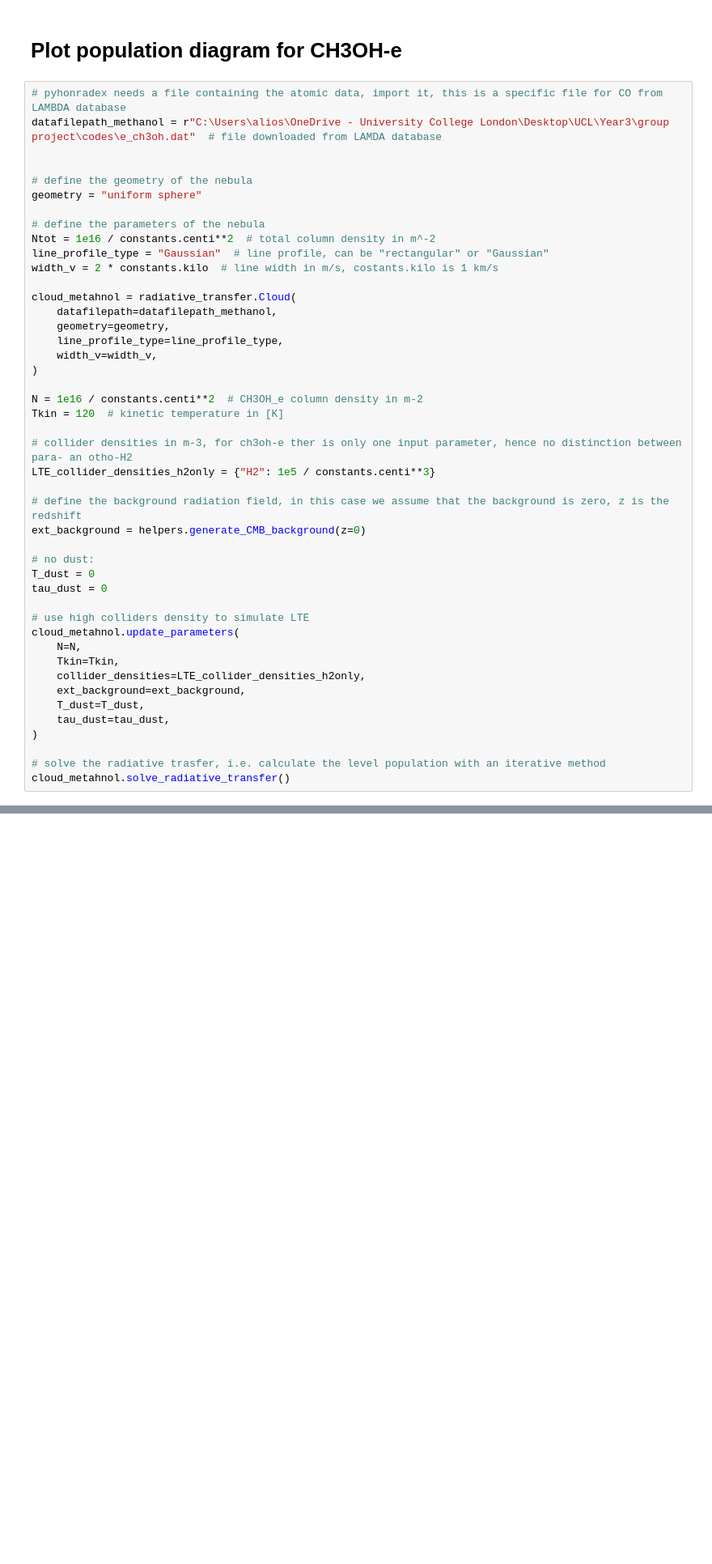
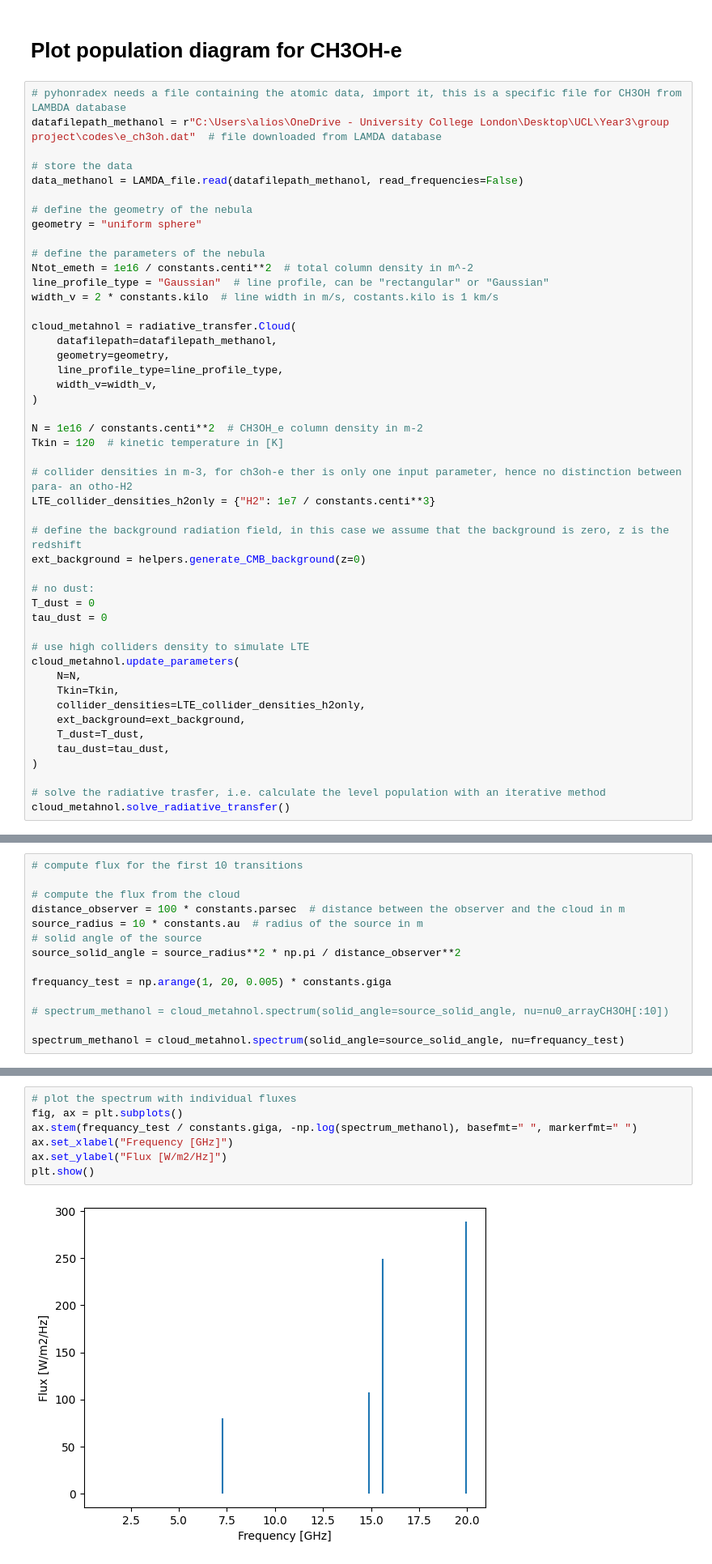
Before and after one commit to aleksej-rodano/phas0052_project, a Jupyter notebook: pythonradex_clean.ipynb, the cells around one changed output, grey strips where cells are left out. Shown at 81% size. Cells and saved outputs as stored; diff of their text form; blank space fills up the shorter version.

Commit message:
pythonradex new version, test1 spectrum

```diff
--- a/pythonradex_clean.ipynb
+++ b/pythonradex_clean.ipynb
@@ -535,15 +504,17 @@ plt.show()
 # %% [markdown]
 # Plot population diagram for CH3OH-e
 # %%
-# pyhonradex needs a file containing the atomic data, import it, this is a specific file for CO from LAMBDA database
+# pyhonradex needs a file containing the atomic data, import it, this is a specific file for CH3OH from LAMBDA database
 datafilepath_methanol = r"C:\Users\alios\OneDrive - University College London\Desktop\UCL\Year3\group project\codes\e_ch3oh.dat"  # file downloaded from LAMDA database
 
+# store the data
+data_methanol = LAMDA_file.read(datafilepath_methanol, read_frequencies=False)
 
 # define the geometry of the nebula
 geometry = "uniform sphere"
 
 # define the parameters of the nebula
-Ntot = 1e16 / constants.centi**2  # total column density in m^-2
+Ntot_emeth = 1e16 / constants.centi**2  # total column density in m^-2
 line_profile_type = "Gaussian"  # line profile, can be "rectangular" or "Gaussian"
 width_v = 2 * constants.kilo  # line width in m/s, costants.kilo is 1 km/s
 
@@ -558,7 +529,7 @@ N = 1e16 / constants.centi**2  # CH3OH_e column density in m-2
 Tkin = 120  # kinetic temperature in [K]
 
 # collider densities in m-3, for ch3oh-e ther is only one input parameter, hence no distinction between para- an otho-H2
-LTE_collider_densities_h2only = {"H2": 1e5 / constants.centi**3}
+LTE_collider_densities_h2only = {"H2": 1e7 / constants.centi**3}
 
 # define the background radiation field, in this case we assume that the background is zero, z is the redshift
 ext_background = helpers.generate_CMB_background(z=0)
@@ -648,0 +599,14 @@ Rotational constant B for CO: 0.0000 cm⁻¹
+# %%
+# compute flux for the first 10 transitions
+
+# compute the flux from the cloud
+distance_observer = 100 * constants.parsec  # distance between the observer and the cloud in m
+source_radius = 10 * constants.au  # radius of the source in m
+# solid angle of the source
+source_solid_angle = source_radius**2 * np.pi / distance_observer**2
+
+frequancy_test = np.arange(1, 20, 0.005) * constants.giga
+
+# spectrum_methanol = cloud_metahnol.spectrum(solid_angle=source_solid_angle, nu=nu0_arrayCH3OH[:10])
+
+spectrum_methanol = cloud_metahnol.spectrum(solid_angle=source_solid_angle, nu=frequancy_test)
@@ -648,0 +617,9 @@ Rotational constant B for CO: 0.0000 cm⁻¹
+# %%
+# plot the spectrum with individual fluxes
+fig, ax = plt.subplots()
+ax.stem(frequancy_test / constants.giga, -np.log(spectrum_methanol), basefmt=" ", markerfmt=" ")
+ax.set_xlabel("Frequency [GHz]")
+ax.set_ylabel("Flux [W/m2/Hz]")
+plt.show()
+# %% [output]
+[figure, added]
```
Also changed, not shown: parts of 16 cells of this notebook, 1 other file.
